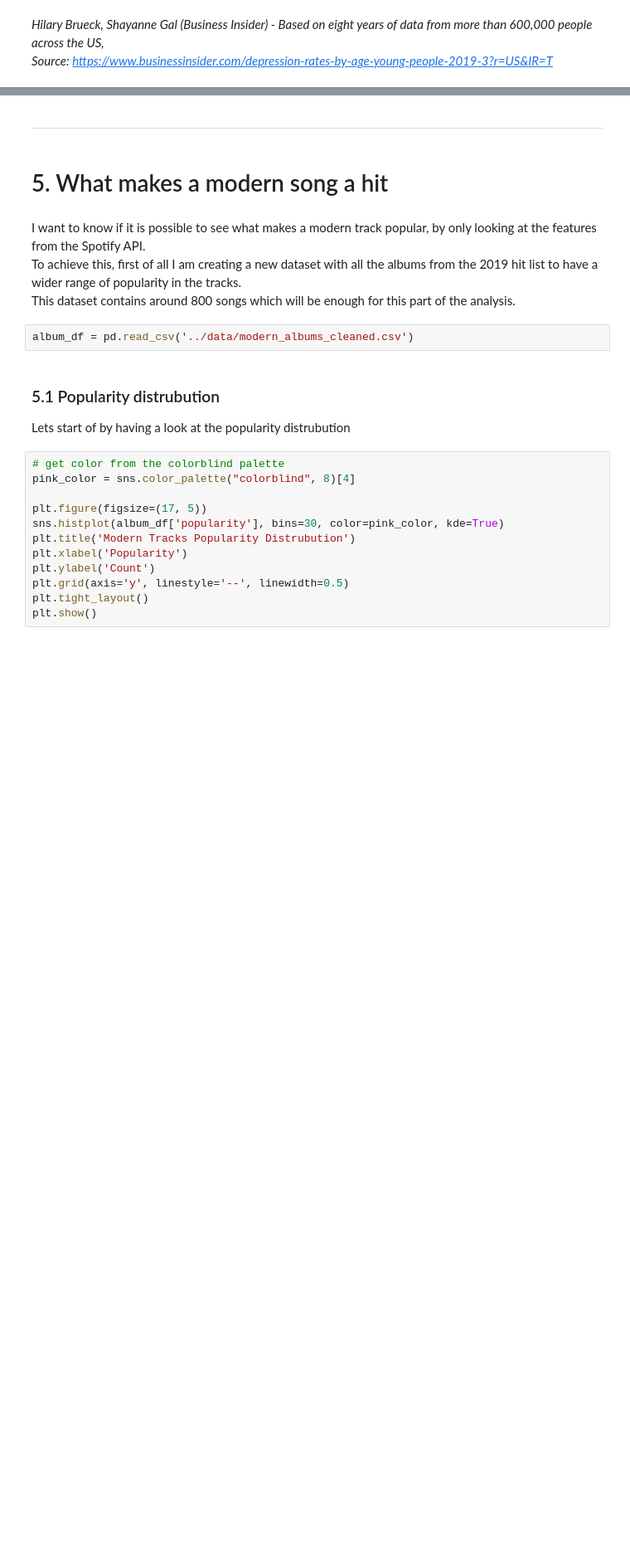
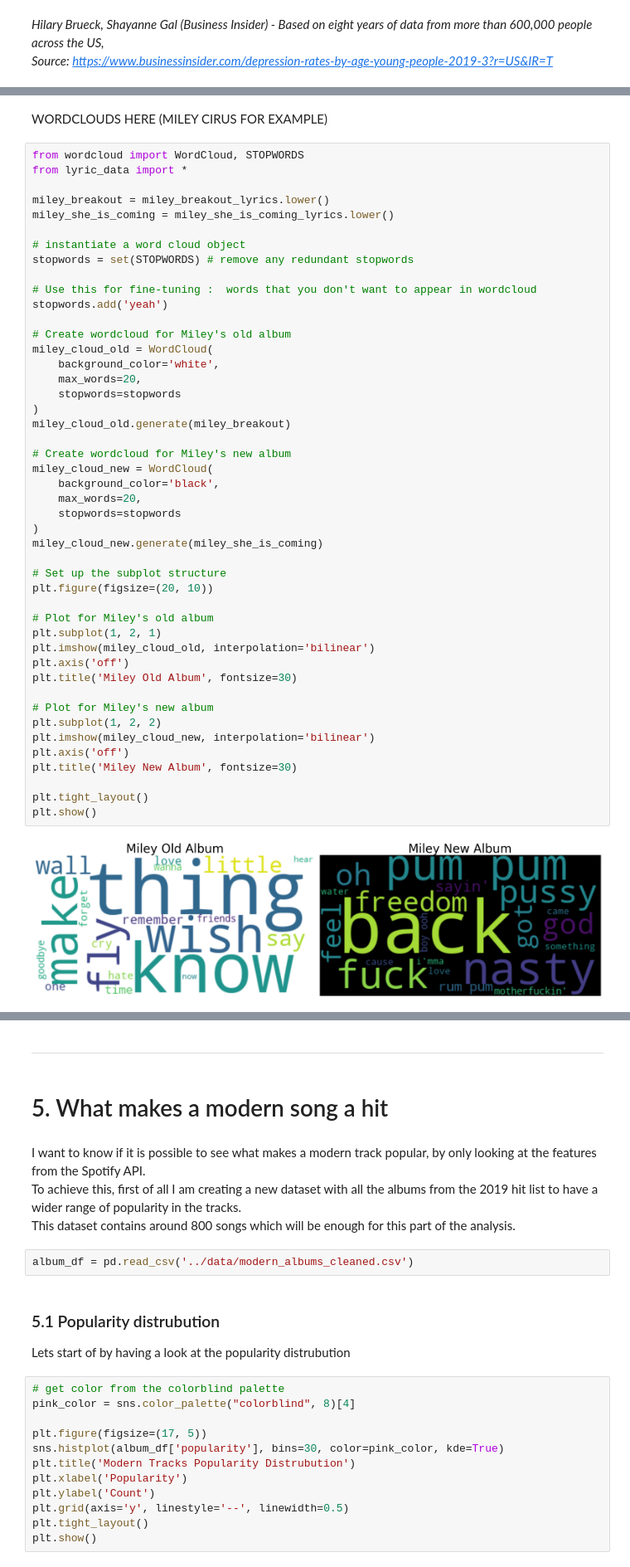
Before and after one commit to joelbit33/hit-songs-analysis, a Jupyter notebook: analysis/analysis.ipynb, the cells around one changed output, grey strips where cells are left out. Shown at 83% size. Drawn from its saved outputs; the diff is of its cells as text; blank space fills up the shorter version.

```diff
--- a/analysis/analysis.ipynb
+++ b/analysis/analysis.ipynb
@@ -410,0 +474,50 @@ Before the 90s, explicit content in songs was uncommon. The rise after the 90s c
+# %% [markdown]
+WORDCLOUDS HERE (MILEY CIRUS FOR EXAMPLE)
+# %%
+from wordcloud import WordCloud, STOPWORDS
+from lyric_data import *
+
+miley_breakout = miley_breakout_lyrics.lower()
+miley_she_is_coming = miley_she_is_coming_lyrics.lower()
+
+# instantiate a word cloud object
+stopwords = set(STOPWORDS) # remove any redundant stopwords
+
+# Use this for fine-tuning :  words that you don't want to appear in wordcloud
+stopwords.add('yeah')
+
+# Create wordcloud for Miley's old album
+miley_cloud_old = WordCloud(
+    background_color='white',
+    max_words=20,
+    stopwords=stopwords
+)
+miley_cloud_old.generate(miley_breakout)
+
+# Create wordcloud for Miley's new album
+miley_cloud_new = WordCloud(
+    background_color='black',
+    max_words=20,
+    stopwords=stopwords
+)
+miley_cloud_new.generate(miley_she_is_coming)
+
+# Set up the subplot structure
+plt.figure(figsize=(20, 10))
+
+# Plot for Miley's old album
+plt.subplot(1, 2, 1)
+plt.imshow(miley_cloud_old, interpolation='bilinear')
+plt.axis('off')
+plt.title('Miley Old Album', fontsize=30)
+
+# Plot for Miley's new album
+plt.subplot(1, 2, 2)
+plt.imshow(miley_cloud_new, interpolation='bilinear')
+plt.axis('off')
+plt.title('Miley New Album', fontsize=30)
+
+plt.tight_layout()
+plt.show()
+# %% [output]
+[figure, added]
```
Also changed, not shown: parts of 28 cells of this notebook, 2 other files.
